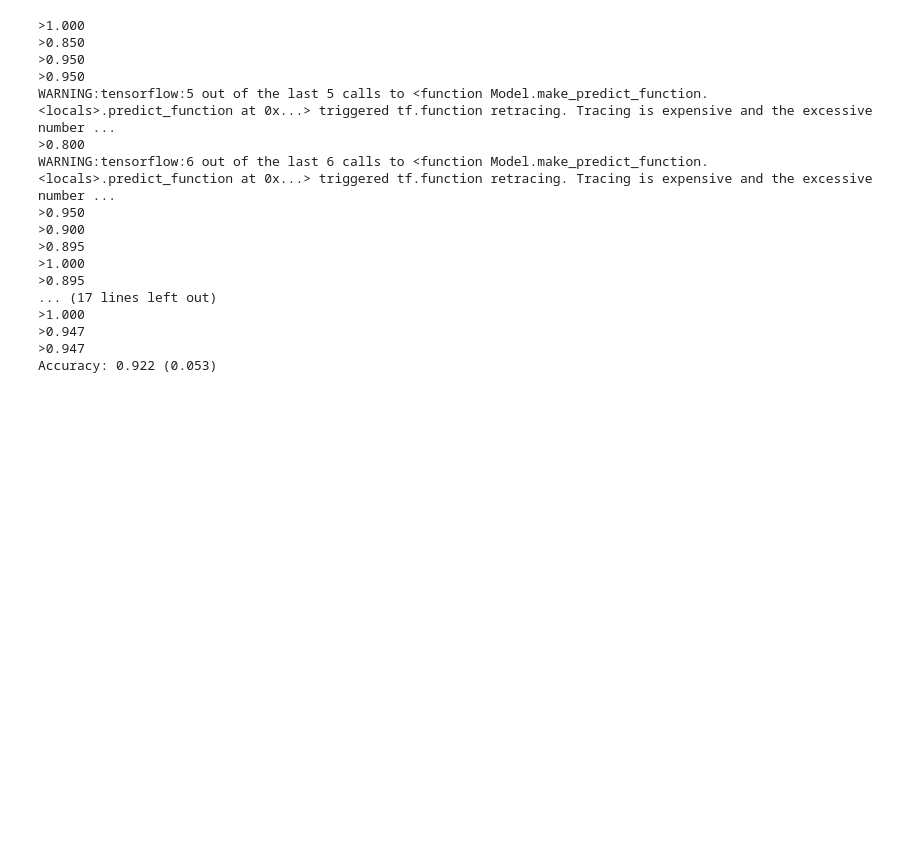
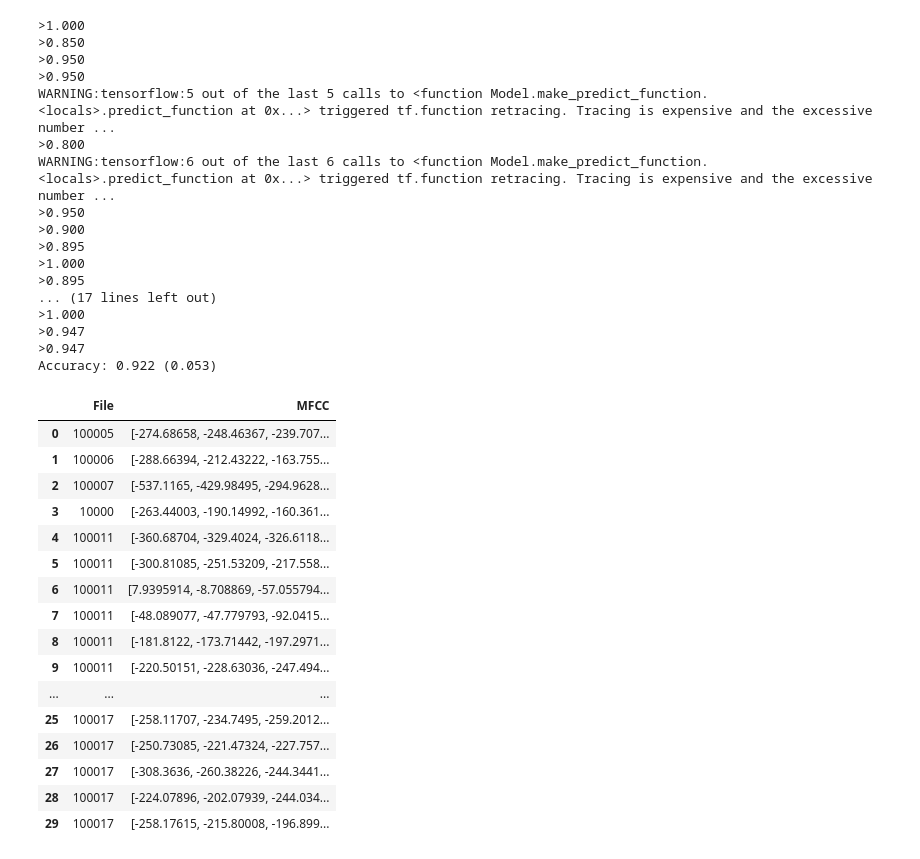
Before and after one commit to gyr0tron/Sound_Event_Classification, a Jupyter notebook: HarryCode.ipynb, the cells around one changed output. Drawn from its saved outputs; the diff is of its cells as text; code cells hidden in the pictures; blank space fills up the shorter version.

```diff
--- a/HarryCode.ipynb
+++ b/HarryCode.ipynb
@@ -235,3 +234,25 @@ WARNING:tensorflow:6 out of the last 6 calls to <function Model.make_predict_fun
 >0.947
 >0.947
 Accuracy: 0.922 (0.053)
+# %%
+object = pd.read_pickle(r'Traindata.pkl')
+# %%
+object.head(30)
+# %% [output]
+|  | File | MFCC |
+| 0 | 100005 | [-274.68658, -248.46367, -239.707... |
+| 1 | 100006 | [-288.66394, -212.43222, -163.755... |
+| 2 | 100007 | [-537.1165, -429.98495, -294.9628... |
+| 3 | 10000 | [-263.44003, -190.14992, -160.361... |
+| 4 | 100011 | [-360.68704, -329.4024, -326.6118... |
+| 5 | 100011 | [-300.81085, -251.53209, -217.558... |
+| 6 | 100011 | [7.9395914, -8.708869, -57.055794... |
+| 7 | 100011 | [-48.089077, -47.779793, -92.0415... |
+| 8 | 100011 | [-181.8122, -173.71442, -197.2971... |
+| 9 | 100011 | [-220.50151, -228.63036, -247.494... |
+| ... | ... | ... |
+| 25 | 100017 | [-258.11707, -234.7495, -259.2012... |
+| 26 | 100017 | [-250.73085, -221.47324, -227.757... |
+| 27 | 100017 | [-308.3636, -260.38226, -244.3441... |
+| 28 | 100017 | [-224.07896, -202.07939, -244.034... |
+| 29 | 100017 | [-258.17615, -215.80008, -196.899... |
```
Also changed, not shown: parts of 1 cell of this notebook.
